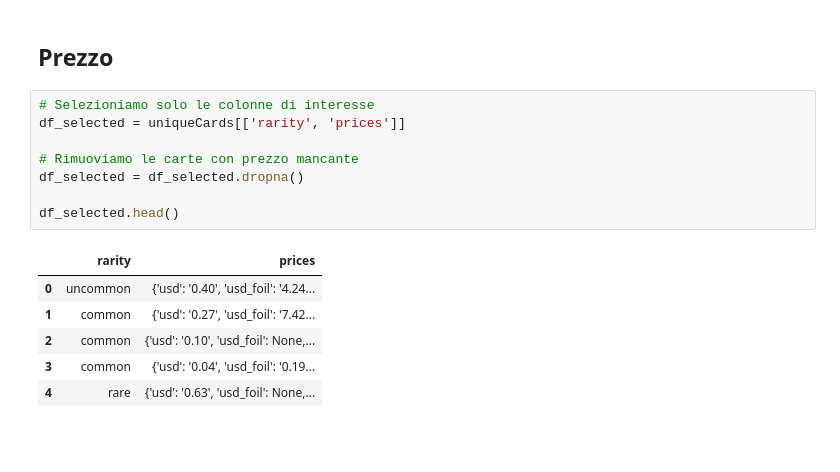
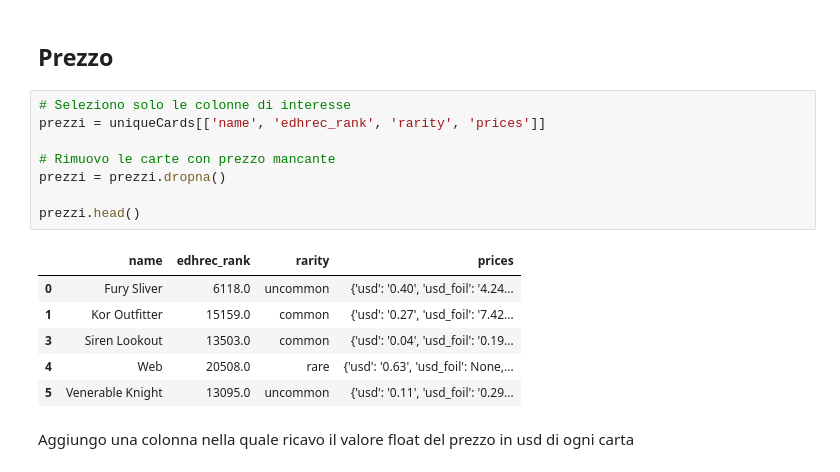
Before and after one commit to leonardosolari/SciViz-MTG, a Jupyter notebook: notebook.ipynb, the cells around one changed output. Saved outputs shown, nothing was run; the diff lists cells and outputs as text; blank space fills up the shorter version.

```diff
--- a/notebook.ipynb
+++ b/notebook.ipynb
@@ -907,17 +1010,19 @@ plt.show()
 # %% [markdown]
 ## Prezzo
 # %%
-# Selezioniamo solo le colonne di interesse
-df_selected = uniqueCards[['rarity', 'prices']]
+# Seleziono solo le colonne di interesse
+prezzi = uniqueCards[['name', 'edhrec_rank', 'rarity', 'prices']]
 
-# Rimuoviamo le carte con prezzo mancante
-df_selected = df_selected.dropna()
+# Rimuovo le carte con prezzo mancante
+prezzi = prezzi.dropna()
 
-df_selected.head()
+prezzi.head()
 # %% [output]
-|  | rarity | prices |
-| 0 | uncommon | {'usd': '0.40', 'usd_foil': '4.24... |
-| 1 | common | {'usd': '0.27', 'usd_foil': '7.42... |
-| 2 | common | {'usd': '0.10', 'usd_foil': None,... |
-| 3 | common | {'usd': '0.04', 'usd_foil': '0.19... |
-| 4 | rare | {'usd': '0.63', 'usd_foil': None,... |
+|  | name | edhrec_rank | rarity | prices |
+| 0 | Fury Sliver | 6118.0 | uncommon | {'usd': '0.40', 'usd_foil': '4.24... |
+| 1 | Kor Outfitter | 15159.0 | common | {'usd': '0.27', 'usd_foil': '7.42... |
+| 3 | Siren Lookout | 13503.0 | common | {'usd': '0.04', 'usd_foil': '0.19... |
+| 4 | Web | 20508.0 | rare | {'usd': '0.63', 'usd_foil': None,... |
+| 5 | Venerable Knight | 13095.0 | uncommon | {'usd': '0.11', 'usd_foil': '0.29... |
+# %% [markdown]
+Aggiungo una colonna nella quale ricavo il valore float del prezzo in usd di ogni carta
```
Also changed, not shown: parts of 31 cells of this notebook, 1 other file.
